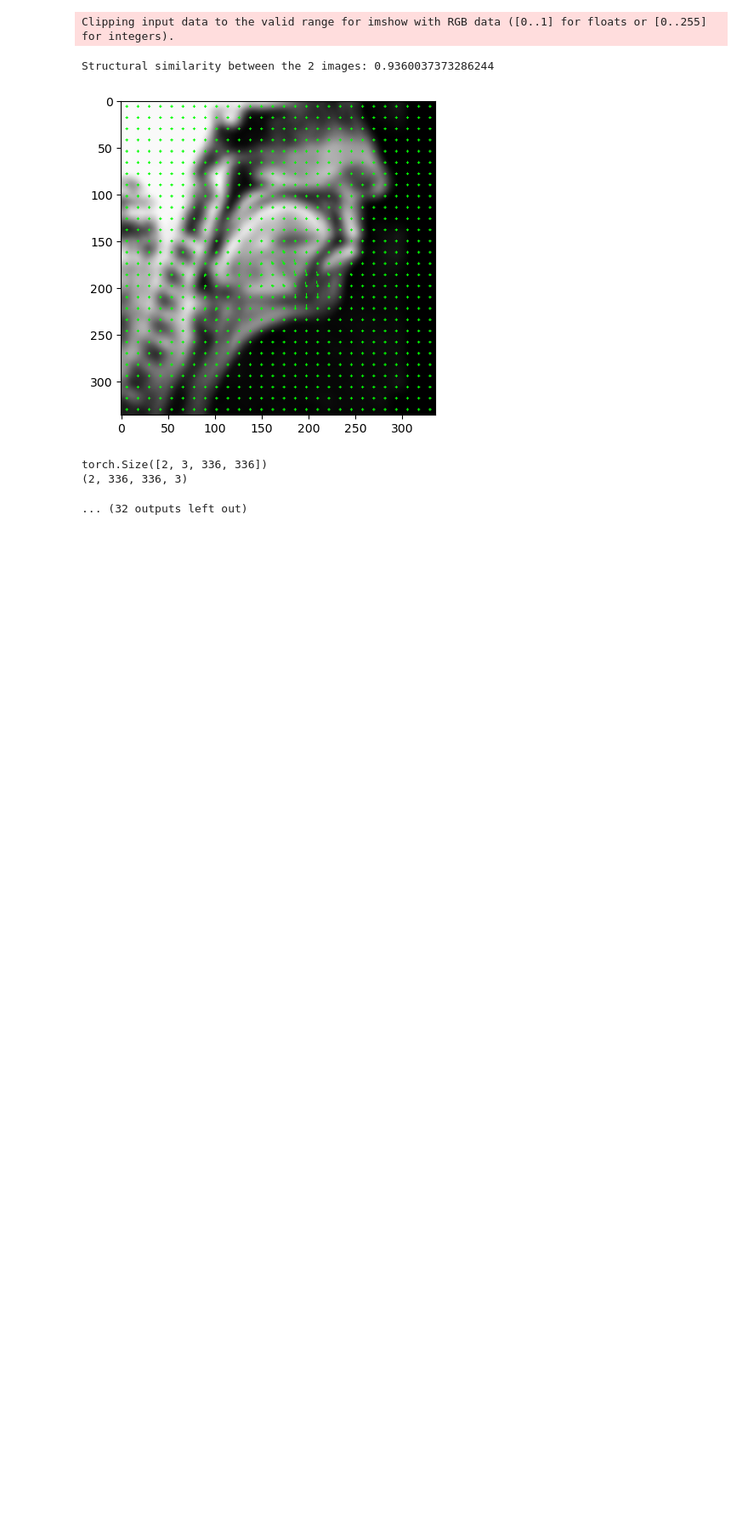
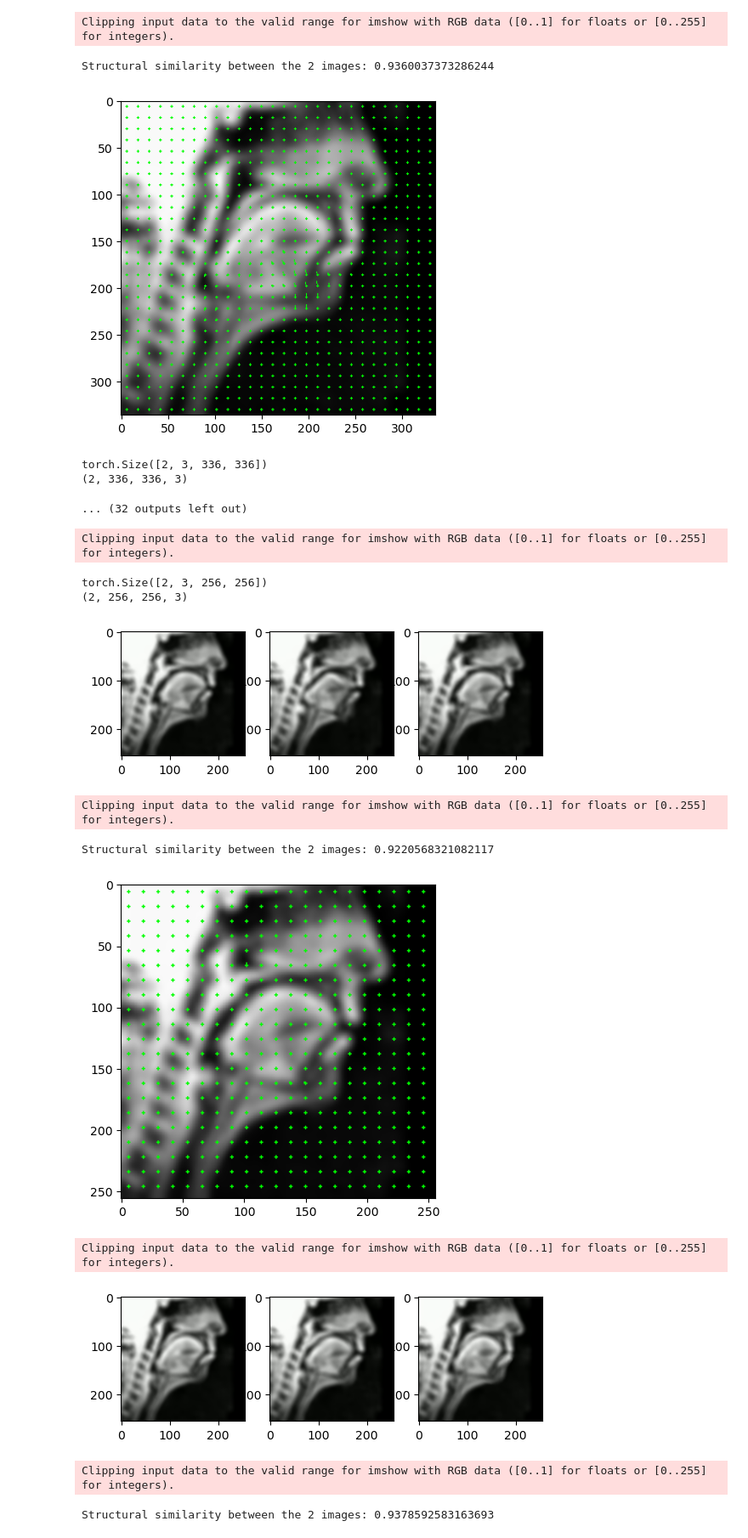
Before and after one commit to mishined/FYP, a Jupyter notebook: RAFT_for_all.ipynb, the cells around one changed output. Shown at 85% size. Drawn from its saved outputs; the diff is of its cells as text; code cells hidden in the pictures; blank space fills up the shorter version.

```diff
--- a/RAFT_for_all.ipynb
+++ b/RAFT_for_all.ipynb
@@ -129,11 +130,11 @@ def load_image_batches_all(paths, step = 10, smooth = 5):
 # Check if the file path exists for the initial video
 import os
 # home
-# path = "C:/Users/Misha/OneDrive - University of Sussex/FYP/Participants/notext/Participant_12_no_labels/Processed_data/Video/Subject_12_03.mp4"
+path = "C:/Users/Misha/OneDrive - University of Sussex/FYP/Participants/notext/Participant_12_no_labels/Processed_data/Video/Subject_12_03.mp4"
 
 #SEMI WORKING
 # path = "C:/Users/Misha/OneDrive - University of Sussex/FYP/Participants/VIDEOS_ALL/segment_A Taal)dcmekf.mp4"
-path = "/Users/men22/OneDrive - University of Sussex/FYP/Participants/VIDEOS_ALL/segment_A Taal)dcmekf.mp4"
+# path = "/Users/men22/OneDrive - University of Sussex/FYP/Participants/VIDEOS_ALL/segment_A Taal)dcmekf.mp4"
 
 print("file exists?", os.path.exists(path))
 # %% [output]
@@ -202,9 +203,9 @@ def raft(img1_batch, img2_batch, raft_ = 'large', device = 'cpu'):
 from raft_functions import *
 # %%
 # from raft_functions import raft
-size = 336
+size = 256
 img1__batch, img2__batch = preprocess(img1_batch[0], img2_batch[0], s = size)
-predicted_flow1 = raft(img1__batch, img2__batch)
+# predicted_flow1 = raft(img1__batch, img2__batch)
 # %%
 def flows_all(img1_batch, img2_batch, s = 336):
 
@@ -234,7 +235,7 @@ len(flows)
 Error: Session cannot generate requests
 # %%
 import pickle
-with open('flows1.pickle','rb') as temp:
+with open('flows2.pickle','rb') as temp:
     a,b,c = pickle.load(temp)
 
 print(a)
@@ -417,3 +422,19 @@ Structural similarity between the 2 images: 0.9360037373286244
 torch.Size([2, 3, 336, 336])
 (2, 336, 336, 3)
 ... (32 outputs left out)
+# %%
+# from raft_functions import evaluate_raft
+evaluation = evaluate_raft_2(b[0][0], b[0][1], c[0], 'backward')
+print(evaluation)
+# %% [output]
+Clipping input data to the valid range for imshow with RGB data ([0..1] for floats or [0..255] for integers).
+torch.Size([2, 3, 256, 256])
+(2, 256, 256, 3)
+[figure, added]
+Clipping input data to the valid range for imshow with RGB data ([0..1] for floats or [0..255] for integers).
+Structural similarity between the 2 images: 0.9220568321082117
+[figure, added]
+Clipping input data to the valid range for imshow with RGB data ([0..1] for floats or [0..255] for integers).
+[figure, added]
+Clipping input data to the valid range for imshow with RGB data ([0..1] for floats or [0..255] for integers).
+Structural similarity between the 2 images: 0.9378592583163693
```
Also changed, not shown: parts of 10 cells of this notebook, 3 other files.
